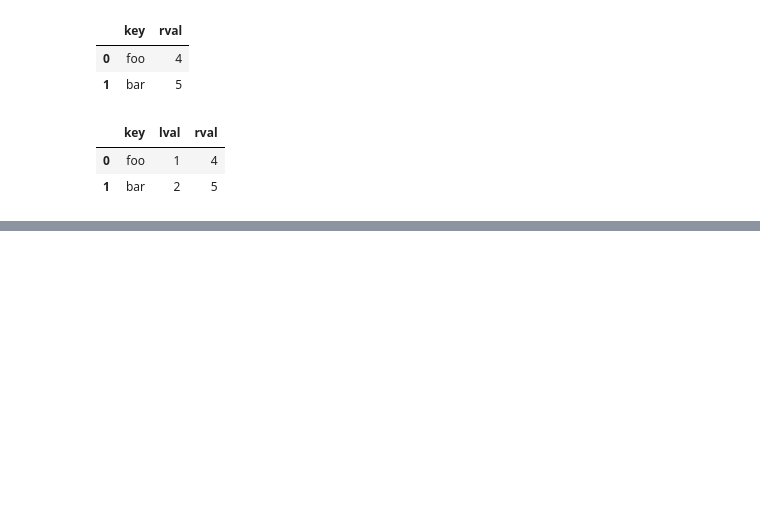
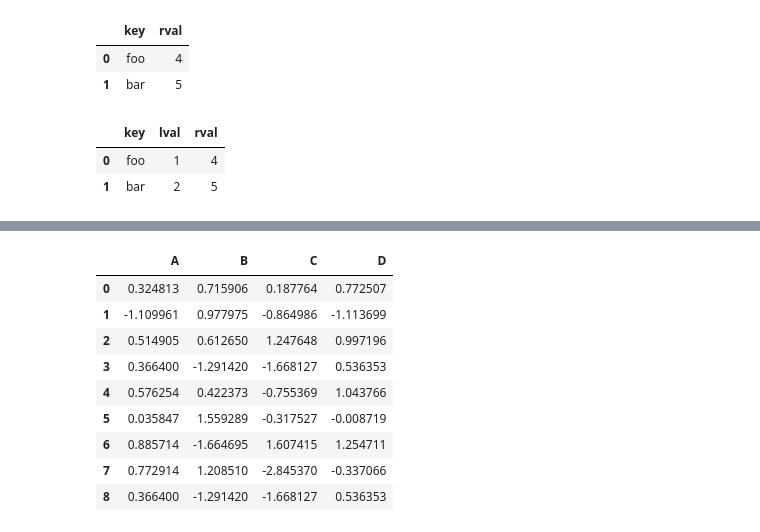
Before and after one commit to mattew8/Pandas_with_jupyter, a Jupyter notebook: pandas 기초.ipynb, the cells around one changed output, grey strips where cells are left out. Saved outputs shown, nothing was run; the diff lists cells and outputs as text; code cells hidden in the pictures; blank space fills up the shorter version.

```diff
--- a/pandas 기초.ipynb
+++ b/pandas 기초.ipynb
@@ -529,0 +526,3 @@ pd.merge(left, right, on='key')
+# %%
+df = pd.DataFrame(np.random.randn(8, 4), columns=['A','B','C','D'])
+df
@@ -529,0 +539,15 @@ pd.merge(left, right, on='key')
+# %%
+s = df.iloc[3]
+df.append(s, ignore_index=True)
+# ingore_index통해 iloc으로 가져온 index(3번)를 무시하고, 순서대로 index 배열
+# %% [output]
+|  | A | B | C | D |
+| 0 | 0.324813 | 0.715906 | 0.187764 | 0.772507 |
+| 1 | -1.109961 | 0.977975 | -0.864986 | -1.113699 |
+| 2 | 0.514905 | 0.612650 | 1.247648 | 0.997196 |
+| 3 | 0.366400 | -1.291420 | -1.668127 | 0.536353 |
+| 4 | 0.576254 | 0.422373 | -0.755369 | 1.043766 |
+| 5 | 0.035847 | 1.559289 | -0.317527 | -0.008719 |
+| 6 | 0.885714 | -1.664695 | 1.607415 | 1.254711 |
+| 7 | 0.772914 | 1.208510 | -2.845370 | -0.337066 |
+| 8 | 0.366400 | -1.291420 | -1.668127 | 0.536353 |
```
Also changed, not shown: parts of 54 cells of this notebook.
